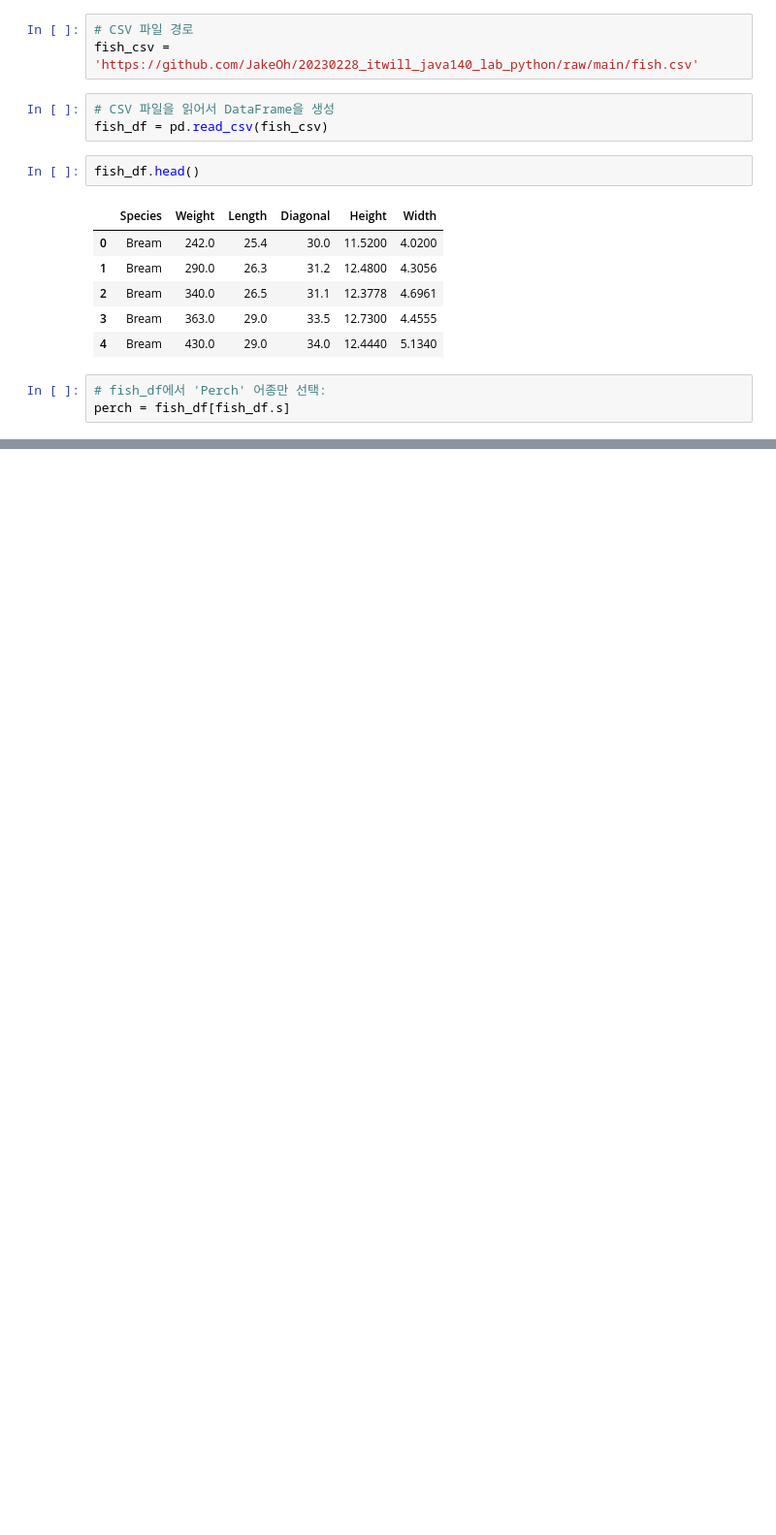
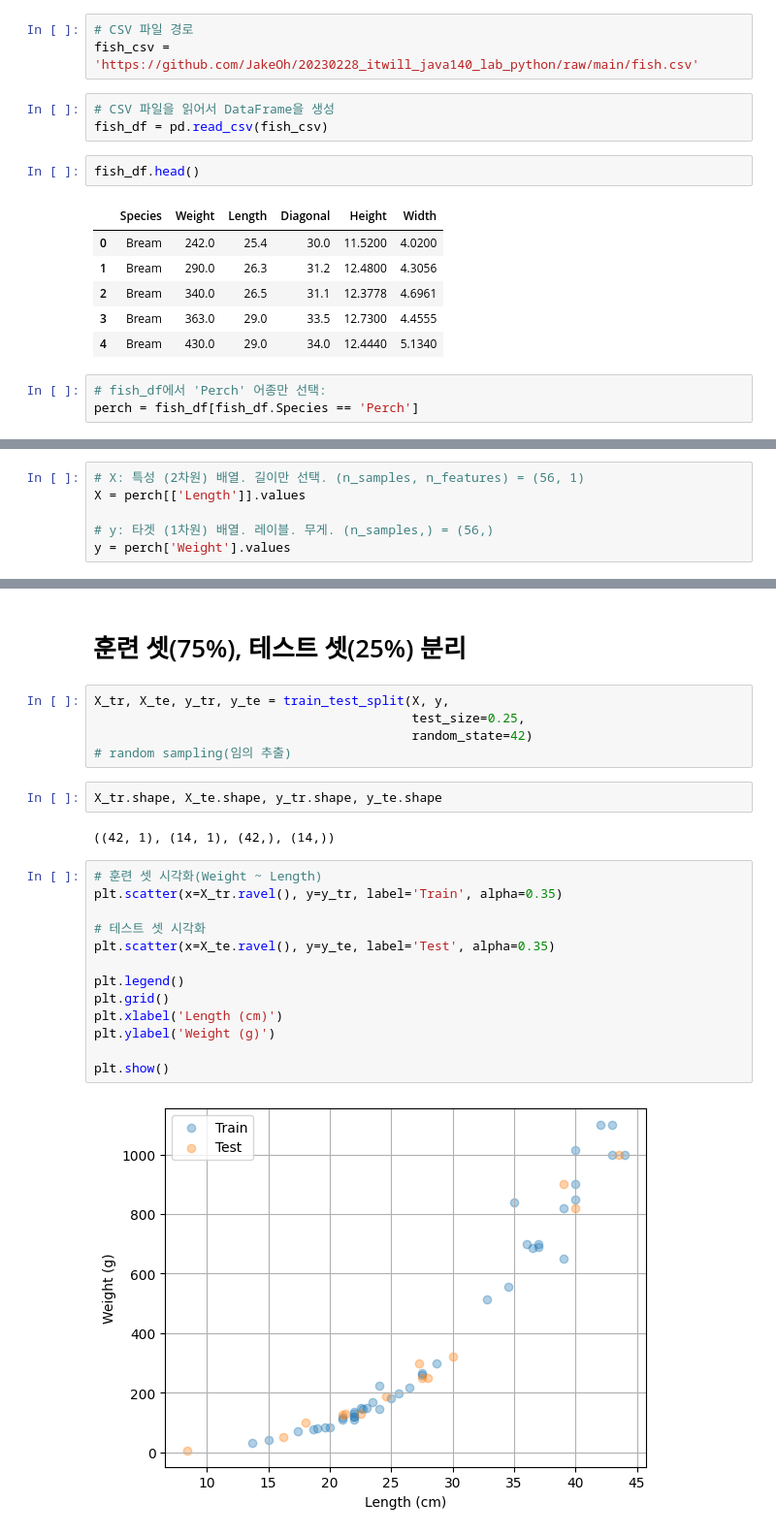
Before and after one commit to habaccc/Python_study, a Jupyter notebook: ml04_regression.ipynb, the cells around one changed output, grey strips where cells are left out. Shown at 97% size. Drawn from its saved outputs; the diff is of its cells as text; blank space fills up the shorter version.

```diff
--- a/ml04_regression.ipynb
+++ b/ml04_regression.ipynb
@@ -49,4 +53,4 @@ fish_df.head()
 | 4 | Bream | 430.0 | 29.0 | 34.0 | 12.4440 | 5.1340 |
 # %%
 # fish_df에서 'Perch' 어종만 선택:
-perch = fish_df[fish_df.s]
+perch = fish_df[fish_df.Species == 'Perch']
@@ -52,0 +82,6 @@ perch = fish_df[fish_df.s]
+# %%
+# X: 특성 (2차원) 배열. 길이만 선택. (n_samples, n_features) = (56, 1)
+X = perch[['Length']].values
+
+# y: 타겟 (1차원) 배열. 레이블. 무게. (n_samples,) = (56,)
+y = perch['Weight'].values
@@ -52,0 +96,26 @@ perch = fish_df[fish_df.s]
+# %% [markdown]
+# 훈련 셋(75%), 테스트 셋(25%) 분리
+# %%
+X_tr, X_te, y_tr, y_te = train_test_split(X, y,
+                                          test_size=0.25,
+                                          random_state=42)
+# random sampling(임의 추출)
+# %%
+X_tr.shape, X_te.shape, y_tr.shape, y_te.shape
+# %% [output]
+((42, 1), (14, 1), (42,), (14,))
+# %%
+# 훈련 셋 시각화(Weight ~ Length)
+plt.scatter(x=X_tr.ravel(), y=y_tr, label='Train', alpha=0.35)
+
+# 테스트 셋 시각화
+plt.scatter(x=X_te.ravel(), y=y_te, label='Test', alpha=0.35)
+
+plt.legend()
+plt.grid()
+plt.xlabel('Length (cm)')
+plt.ylabel('Weight (g)')
+
+plt.show()
+# %% [output]
+[figure, added]
```
Also changed, not shown: parts of 122 cells of this notebook.
